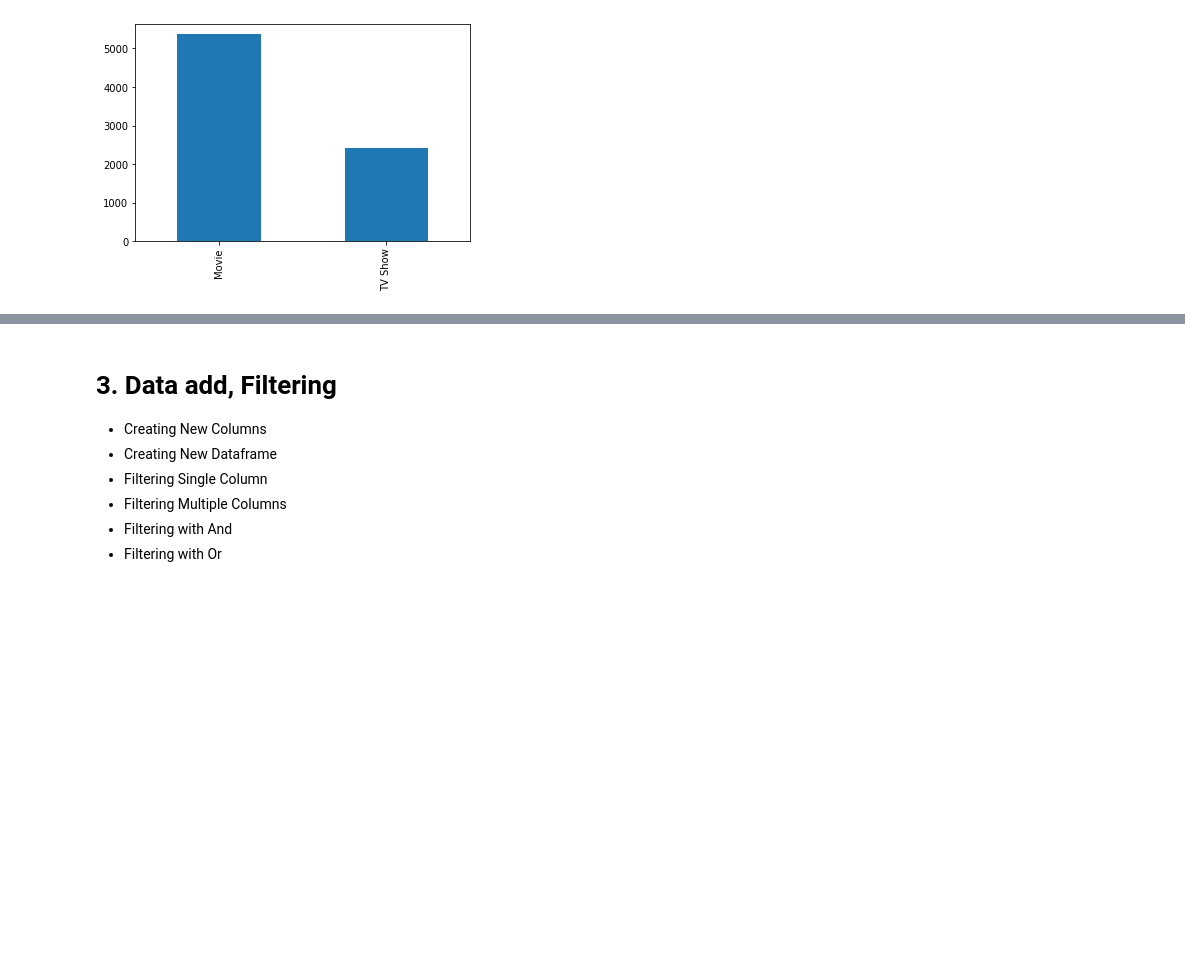
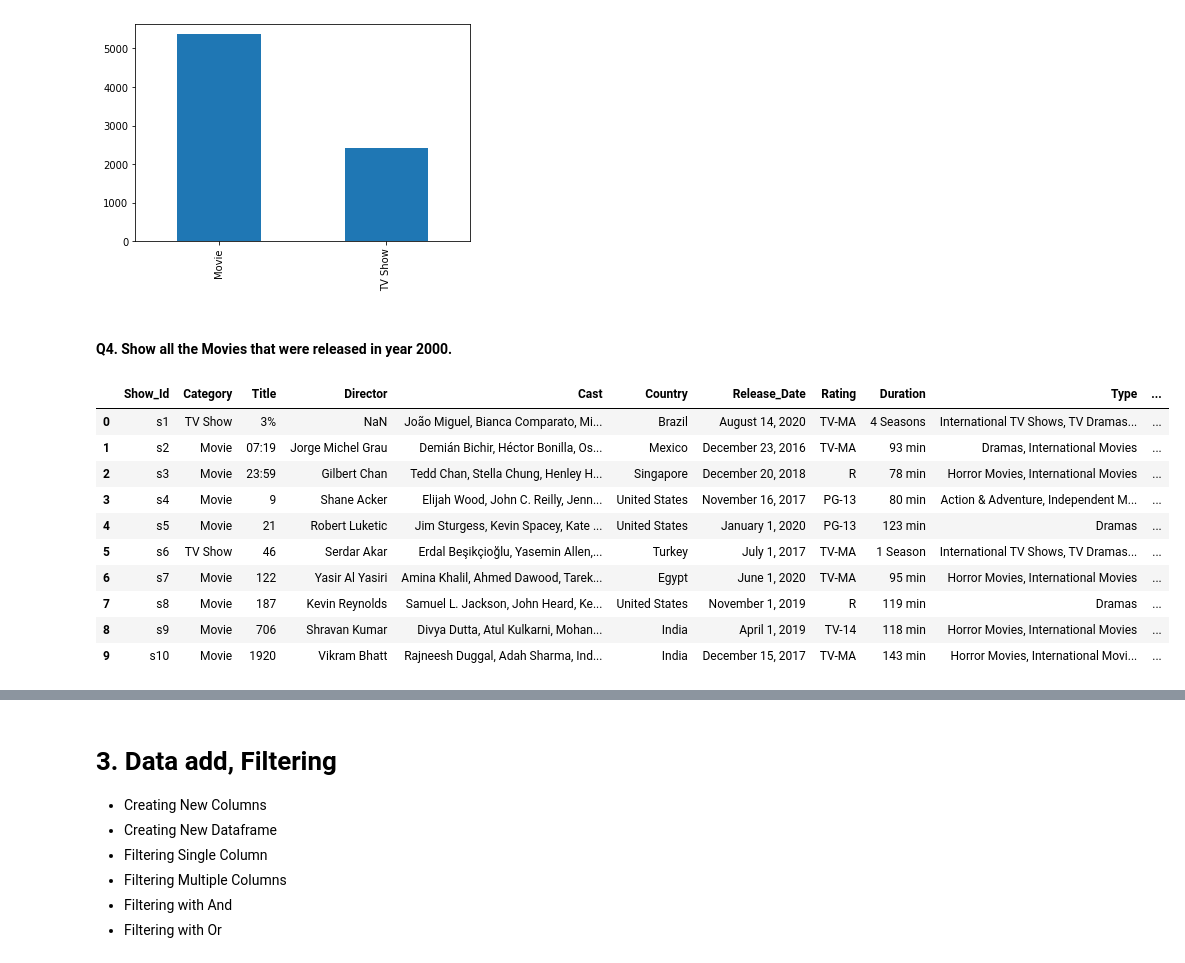
Before and after one commit to Jay-Jun123/DA_Project, a Jupyter notebook: Netflex/netflex.ipynb, the cells around one changed output, grey strips where cells are left out. Saved outputs shown, nothing was run; the diff lists cells and outputs as text; code cells hidden in the pictures; blank space fills up the shorter version.

```diff
--- a/Netflex/netflex.ipynb
+++ b/Netflex/netflex.ipynb
@@ -302,3 +302,21 @@ netflix[netflix['Category'].isin(['Movie', 'TV Show'])]['Category'].value_counts
 # %% [output]
 <AxesSubplot:>
 [figure]
+# %% [markdown]
+#### Q4. Show all the Movies that were released in year 2000.
+# %%
+# New columns
+netflix['year'] = netflix['Date_N'].dt.year
+netflix.head(10)
+# %% [output]
+|  | Show_Id | Category | Title | Director | Cast | Country | Release_Date | Rating | Duration | Type | ... |
+| 0 | s1 | TV Show | 3% | NaN | João Miguel, Bianca Comparato, Mi... | Brazil | August 14, 2020 | TV-MA | 4 Seasons | International TV Shows, TV Dramas... | ... |
+| 1 | s2 | Movie | 07:19 | Jorge Michel Grau | Demián Bichir, Héctor Bonilla, Os... | Mexico | December 23, 2016 | TV-MA | 93 min | Dramas, International Movies | ... |
+| 2 | s3 | Movie | 23:59 | Gilbert Chan | Tedd Chan, Stella Chung, Henley H... | Singapore | December 20, 2018 | R | 78 min | Horror Movies, International Movies | ... |
+| 3 | s4 | Movie | 9 | Shane Acker | Elijah Wood, John C. Reilly, Jenn... | United States | November 16, 2017 | PG-13 | 80 min | Action & Adventure, Independent M... | ... |
+| 4 | s5 | Movie | 21 | Robert Luketic | Jim Sturgess, Kevin Spacey, Kate ... | United States | January 1, 2020 | PG-13 | 123 min | Dramas | ... |
+| 5 | s6 | TV Show | 46 | Serdar Akar | Erdal Beşikçioğlu, Yasemin Allen,... | Turkey | July 1, 2017 | TV-MA | 1 Season | International TV Shows, TV Dramas... | ... |
+| 6 | s7 | Movie | 122 | Yasir Al Yasiri | Amina Khalil, Ahmed Dawood, Tarek... | Egypt | June 1, 2020 | TV-MA | 95 min | Horror Movies, International Movies | ... |
+| 7 | s8 | Movie | 187 | Kevin Reynolds | Samuel L. Jackson, John Heard, Ke... | United States | November 1, 2019 | R | 119 min | Dramas | ... |
+| 8 | s9 | Movie | 706 | Shravan Kumar | Divya Dutta, Atul Kulkarni, Mohan... | India | April 1, 2019 | TV-14 | 118 min | Horror Movies, International Movies | ... |
+| 9 | s10 | Movie | 1920 | Vikram Bhatt | Rajneesh Duggal, Adah Sharma, Ind... | India | December 15, 2017 | TV-MA | 143 min | Horror Movies, International Movi... | ... |
```
Also changed, not shown: parts of 11 cells of this notebook.
